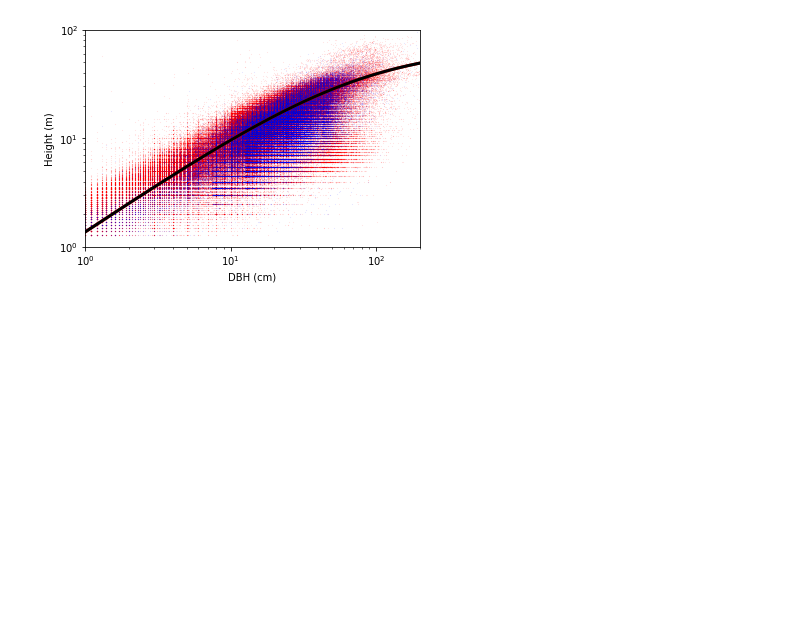
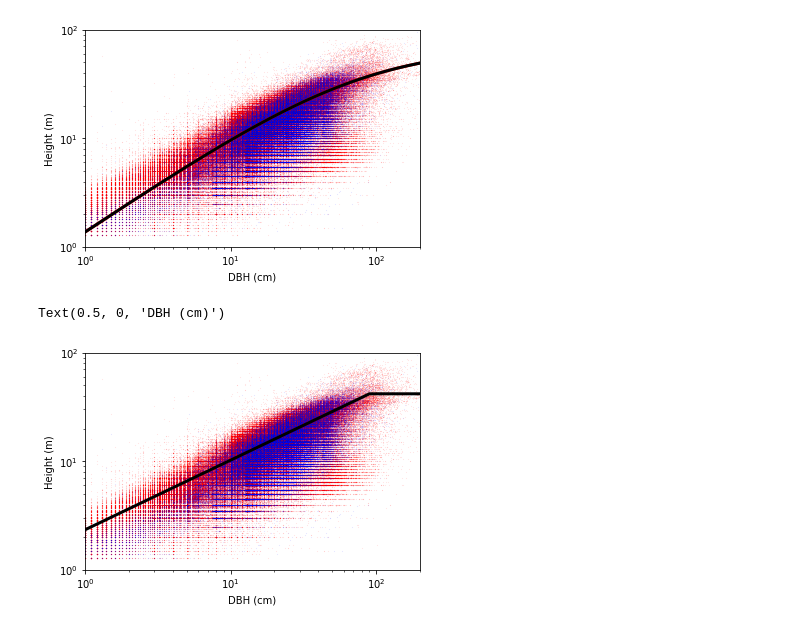
Before and after one commit to ckoven/fates_allometry, a Jupyter notebook: tallo_notebook.ipynb, the cells around one changed output. Saved outputs shown, nothing was run; the diff lists cells and outputs as text; code cells hidden in the pictures; blank space fills up the shorter version.

```diff
--- a/tallo_notebook.ipynb
+++ b/tallo_notebook.ipynb
@@ -25,6 +25,10 @@ def d2h_obrien(d,p1,p2):
     h = 10.0**(np.log10(d)*p1+p2)
     return(h)
 
+def d2h_obrien_capped(d,p1,p2,dmax):
+    h = np.minimum(10.0**(np.log10(d)*p1+p2), 10.0**(np.log10(dmax)*p1+p2))
+    return(h)
+
 def d2h_martcano(d,p1,p2,p3):
     h = (p1*d**p2)/(p3+d**p2)
     return(h)
@@ -492,3 +498,20 @@ plt.xlabel('DBH (cm)')
 # %% [output]
 Text(0.5, 0, 'DBH (cm)')
 [figure]
+# %%
+plt.scatter(angio['stem_diameter_cm'], angio['height_m'], s=0.001, color='red')
+plt.scatter(gymno['stem_diameter_cm'], gymno['height_m'], s=0.001, color='blue')
+
+##current FATES default values
+plt.plot(dbhs, d2h_obrien_capped(dbhs, 0.64,0.37,90.),linewidth=3, color='black')
+
+
+plt.xlim([1,200.])
+plt.ylim([1,100.])
+plt.yscale('log')
+plt.xscale('log')
+plt.ylabel('Height (m)')
+plt.xlabel('DBH (cm)')
+# %% [output]
+Text(0.5, 0, 'DBH (cm)')
+[figure, added]
```
Also changed, not shown: parts of 2 cells of this notebook.
